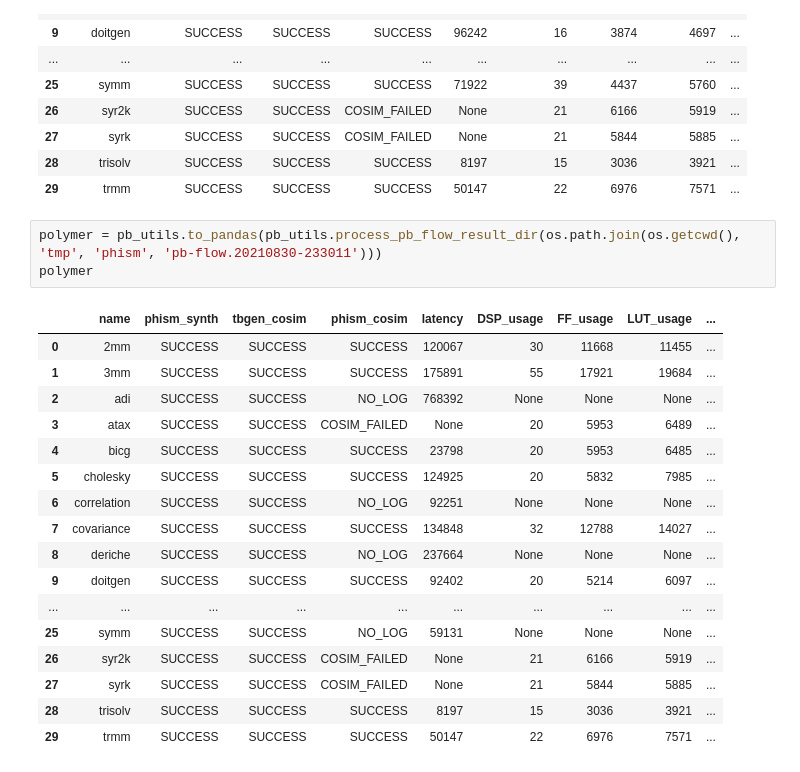
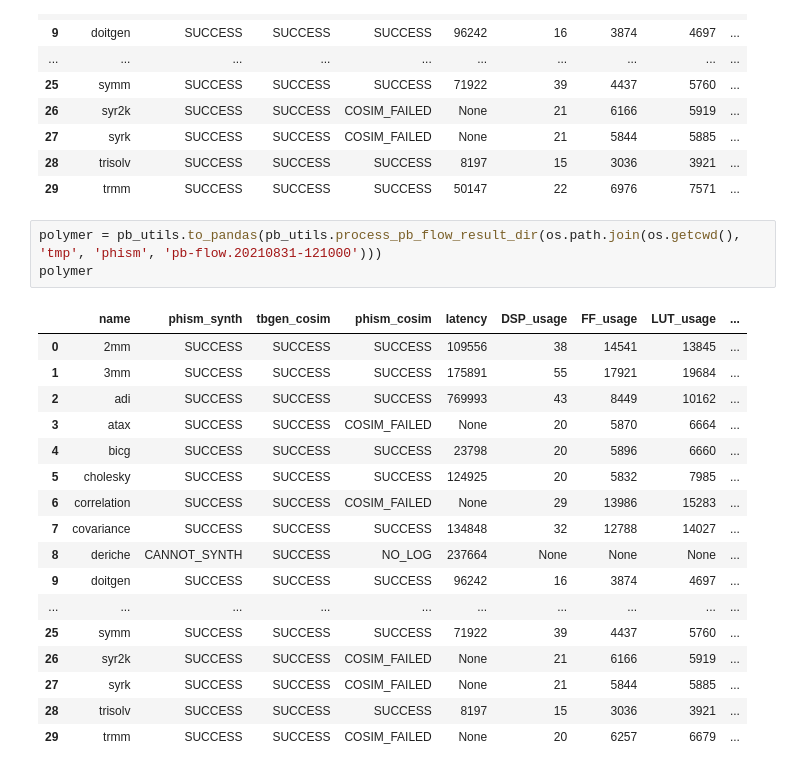
Before and after one commit to kumasento/polsca, a Jupyter notebook: notebooks/polybench-split.ipynb, the cells around one changed output. Drawn from its saved outputs; the diff is of its cells as text.

Commit message:
Improved pb-flow script

```diff
--- a/notebooks/polybench-split.ipynb
+++ b/notebooks/polybench-split.ipynb
@@ -104,26 +118,26 @@ baseline
 | 28 | trisolv | SUCCESS | SUCCESS | SUCCESS | 8197 | 15 | 3036 | 3921 | ... |
 | 29 | trmm | SUCCESS | SUCCESS | SUCCESS | 50147 | 22 | 6976 | 7571 | ... |
 # %%
-polymer = pb_utils.to_pandas(pb_utils.process_pb_flow_result_dir(os.path.join(os.getcwd(), 'tmp', 'phism', 'pb-flow.20210830-233011')))
+polymer = pb_utils.to_pandas(pb_utils.process_pb_flow_result_dir(os.path.join(os.getcwd(), 'tmp', 'phism', 'pb-flow.20210831-121000')))
 polymer
 # %% [output]
 |  | name | phism_synth | tbgen_cosim | phism_cosim | latency | DSP_usage | FF_usage | LUT_usage | ... |
-| 0 | 2mm | SUCCESS | SUCCESS | SUCCESS | 120067 | 30 | 11668 | 11455 | ... |
+| 0 | 2mm | SUCCESS | SUCCESS | SUCCESS | 109556 | 38 | 14541 | 13845 | ... |
 | 1 | 3mm | SUCCESS | SUCCESS | SUCCESS | 175891 | 55 | 17921 | 19684 | ... |
-| 2 | adi | SUCCESS | SUCCESS | NO_LOG | 768392 | None | None | None | ... |
-| 3 | atax | SUCCESS | SUCCESS | COSIM_FAILED | None | 20 | 5953 | 6489 | ... |
-| 4 | bicg | SUCCESS | SUCCESS | SUCCESS | 23798 | 20 | 5953 | 6485 | ... |
+| 2 | adi | SUCCESS | SUCCESS | SUCCESS | 769993 | 43 | 8449 | 10162 | ... |
+| 3 | atax | SUCCESS | SUCCESS | COSIM_FAILED | None | 20 | 5870 | 6664 | ... |
+| 4 | bicg | SUCCESS | SUCCESS | SUCCESS | 23798 | 20 | 5896 | 6660 | ... |
 | 5 | cholesky | SUCCESS | SUCCESS | SUCCESS | 124925 | 20 | 5832 | 7985 | ... |
-| 6 | correlation | SUCCESS | SUCCESS | NO_LOG | 92251 | None | None | None | ... |
+| 6 | correlation | SUCCESS | SUCCESS | COSIM_FAILED | None | 29 | 13986 | 15283 | ... |
 | 7 | covariance | SUCCESS | SUCCESS | SUCCESS | 134848 | 32 | 12788 | 14027 | ... |
-| 8 | deriche | SUCCESS | SUCCESS | NO_LOG | 237664 | None | None | None | ... |
-| 9 | doitgen | SUCCESS | SUCCESS | SUCCESS | 92402 | 20 | 5214 | 6097 | ... |
+| 8 | deriche | CANNOT_SYNTH | SUCCESS | NO_LOG | 237664 | None | None | None | ... |
+| 9 | doitgen | SUCCESS | SUCCESS | SUCCESS | 96242 | 16 | 3874 | 4697 | ... |
 | ... | ... | ... | ... | ... | ... | ... | ... | ... | ... |
-| 25 | symm | SUCCESS | SUCCESS | NO_LOG | 59131 | None | None | None | ... |
+| 25 | symm | SUCCESS | SUCCESS | SUCCESS | 71922 | 39 | 4437 | 5760 | ... |
 | 26 | syr2k | SUCCESS | SUCCESS | COSIM_FAILED | None | 21 | 6166 | 5919 | ... |
 | 27 | syrk | SUCCESS | SUCCESS | COSIM_FAILED | None | 21 | 5844 | 5885 | ... |
 | 28 | trisolv | SUCCESS | SUCCESS | SUCCESS | 8197 | 15 | 3036 | 3921 | ... |
-| 29 | trmm | SUCCESS | SUCCESS | SUCCESS | 50147 | 22 | 6976 | 7571 | ... |
+| 29 | trmm | SUCCESS | SUCCESS | COSIM_FAILED | None | 20 | 6257 | 6679 | ... |
 # %%
 base_succ = pb_utils.filter_success(baseline)
 poly_succ = pb_utils.filter_success(polymer)
```
Also changed, not shown: parts of 4 cells of this notebook, 2 other files.
